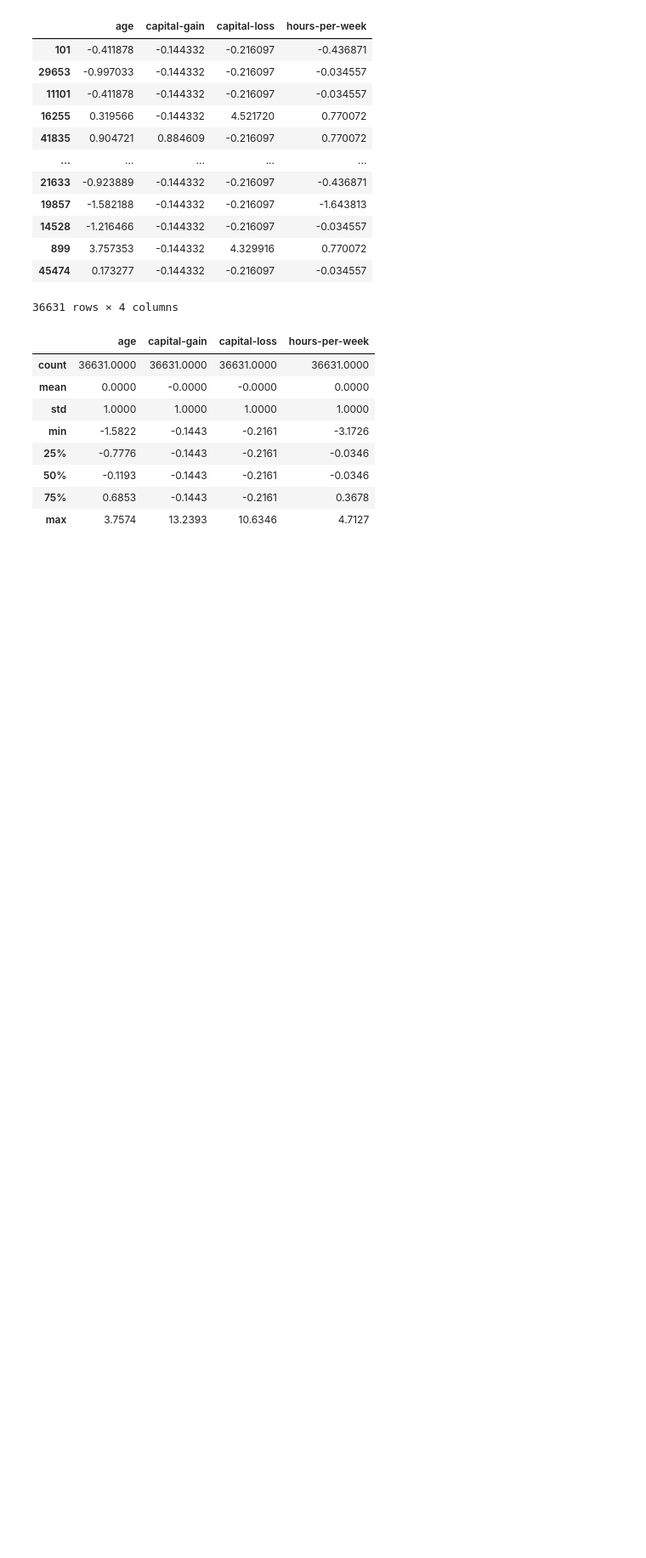
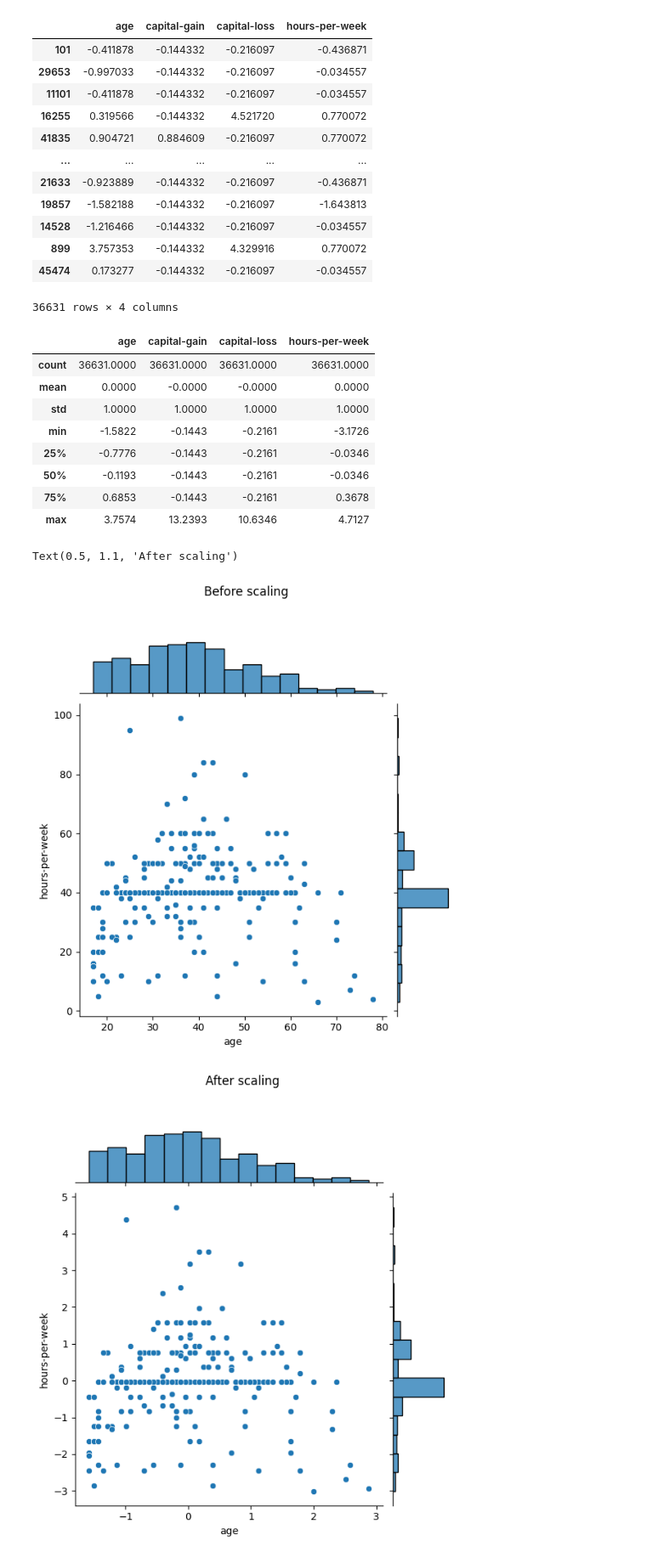
Before and after one commit to damiansp/ML, a Jupyter notebook: python/sklearn/mooc/01_predictive_modeling_pipeline/4_preprocessing_numerical_features.py.ipynb, the cells around one changed output. Shown: that part at 85% size. Drawn from its saved outputs; the diff is of its cells as text; code cells hidden in the pictures; blank space fills up the shorter version.

Commit message:
+plots, init pipeline

```diff
--- a/python/sklearn/mooc/01_predictive_modeling_pipeline/4_preprocessing_numerical_features.py.ipynb
+++ b/python/sklearn/mooc/01_predictive_modeling_pipeline/4_preprocessing_numerical_features.py.ipynb
@@ -96,3 +101,22 @@ X_train_scaled.describe().round(4)
 | 50% | -0.1193 | -0.1443 | -0.2161 | -0.0346 |
 | 75% | 0.6853 | -0.1443 | -0.2161 | 0.3678 |
 | max | 3.7574 | 13.2393 | 10.6346 | 4.7127 |
+# %%
+N = 300
+# %%
+sns.jointplot(
+    data=X_train[:N],
+    x='age',
+    y='hours-per-week',
+    marginal_kws={'bins': 15})
+plt.suptitle('Before scaling', y=1.1)
+sns.jointplot(
+    data=X_train_scaled[:N],
+    x='age',
+    y='hours-per-week',
+    marginal_kws={'bins': 15})
+plt.suptitle('After scaling', y=1.1)
+# %% [output]
+Text(0.5, 1.1, 'After scaling')
+[figure, added]
+[figure, added]
```
Also changed, not shown: parts of 4 cells of this notebook.
